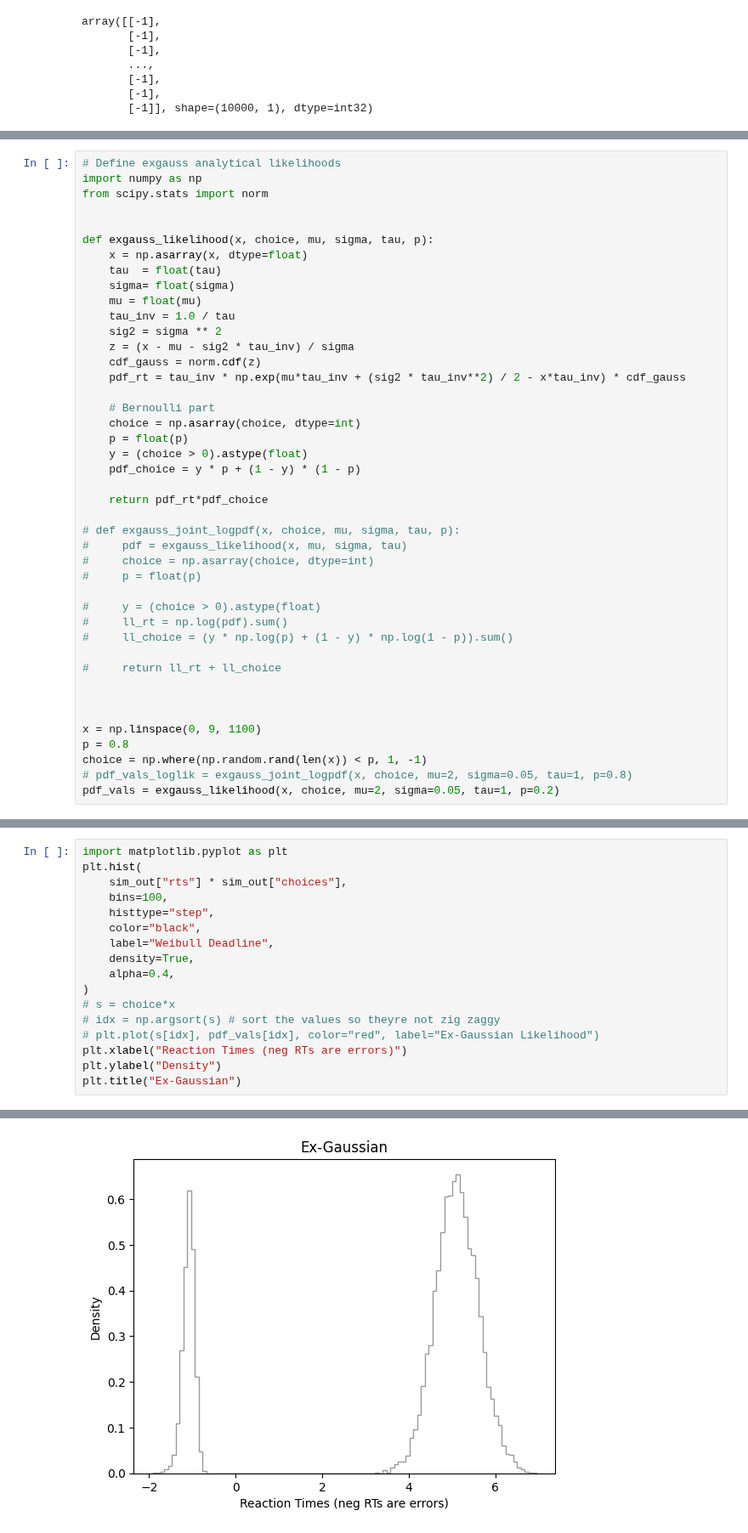
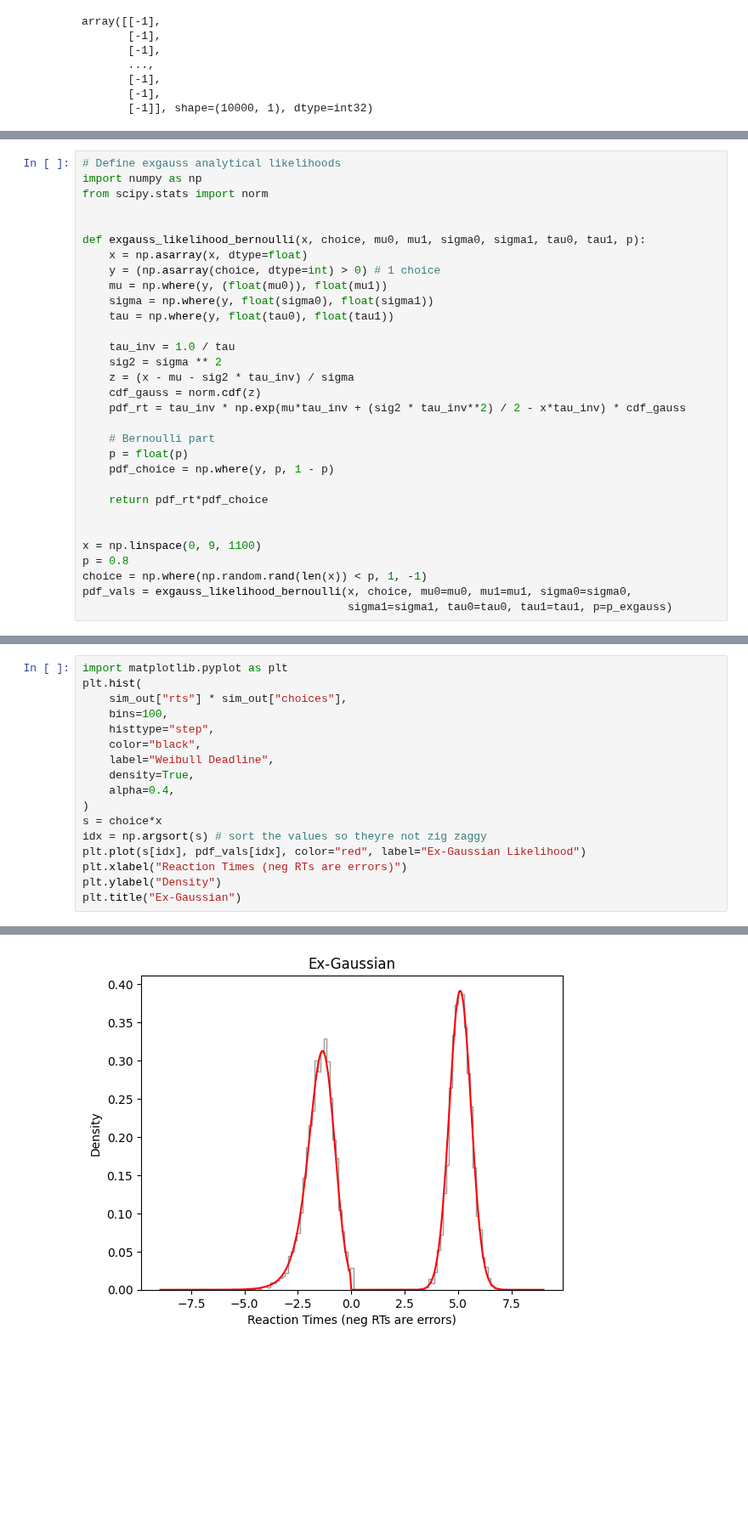
Before and after one commit to lnccbrown/ssm-simulators, a Jupyter notebook: notebooks/test_exgauss_wald.ipynb, the cells around one changed output, grey strips where cells are left out. Shown at 85% size. Cells and saved outputs as stored; diff of their text form; blank space fills up the shorter version.

Commit message:
likelihoods for bernoulli exgauss and shifted wald

```diff
--- a/notebooks/test_exgauss_wald.ipynb
+++ b/notebooks/test_exgauss_wald.ipynb
@@ -131,11 +132,13 @@ import numpy as np
 from scipy.stats import norm
 
 
-def exgauss_likelihood(x, choice, mu, sigma, tau, p):
+def exgauss_likelihood_bernoulli(x, choice, mu0, mu1, sigma0, sigma1, tau0, tau1, p):
     x = np.asarray(x, dtype=float)
-    tau  = float(tau)
-    sigma= float(sigma)
-    mu = float(mu)
+    y = (np.asarray(choice, dtype=int) > 0) # 1 choice
+    mu = np.where(y, (float(mu0)), float(mu1))
+    sigma = np.where(y, float(sigma0), float(sigma1))
+    tau = np.where(y, float(tau0), float(tau1))
+
     tau_inv = 1.0 / tau
     sig2 = sigma ** 2
     z = (x - mu - sig2 * tau_inv) / sigma
@@ -143,28 +146,14 @@ def exgauss_likelihood(x, choice, mu, sigma, tau, p):
     pdf_rt = tau_inv * np.exp(mu*tau_inv + (sig2 * tau_inv**2) / 2 - x*tau_inv) * cdf_gauss
 
     # Bernoulli part
-    choice = np.asarray(choice, dtype=int)
     p = float(p)
-    y = (choice > 0).astype(float)
-    pdf_choice = y * p + (1 - y) * (1 - p)
+    pdf_choice = np.where(y, p, 1 - p)
 
     return pdf_rt*pdf_choice
-
-# def exgauss_joint_logpdf(x, choice, mu, sigma, tau, p):
-#     pdf = exgauss_likelihood(x, mu, sigma, tau)
-#     choice = np.asarray(choice, dtype=int)
-#     p = float(p)
-
-#     y = (choice > 0).astype(float)
-#     ll_rt = np.log(pdf).sum()
-#     ll_choice = (y * np.log(p) + (1 - y) * np.log(1 - p)).sum()
-
-#     return ll_rt + ll_choice
-
 
 
 x = np.linspace(0, 9, 1100)
 p = 0.8
 choice = np.where(np.random.rand(len(x)) < p, 1, -1)
-# pdf_vals_loglik = exgauss_joint_logpdf(x, choice, mu=2, sigma=0.05, tau=1, p=0.8)
-pdf_vals = exgauss_likelihood(x, choice, mu=2, sigma=0.05, tau=1, p=0.2)
+pdf_vals = exgauss_likelihood_bernoulli(x, choice, mu0=mu0, mu1=mu1, sigma0=sigma0,
+                                        sigma1=sigma1, tau0=tau0, tau1=tau1, p=p_exgauss)
@@ -196,23 +186,23 @@ pdf_vals_sw = shifted_wald_likelihood(x_sw, choice_sw, v=2.0, a=2.5, t=0.0, p=0.
 # %%
 import matplotlib.pyplot as plt
 plt.hist(
     sim_out["rts"] * sim_out["choices"],
     bins=100,
     histtype="step",
     color="black",
     label="Weibull Deadline",
     density=True,
     alpha=0.4,
 )
-# s = choice*x
-# idx = np.argsort(s) # sort the values so theyre not zig zaggy
-# plt.plot(s[idx], pdf_vals[idx], color="red", label="Ex-Gaussian Likelihood")
+s = choice*x
+idx = np.argsort(s) # sort the values so theyre not zig zaggy
+plt.plot(s[idx], pdf_vals[idx], color="red", label="Ex-Gaussian Likelihood")
 plt.xlabel("Reaction Times (neg RTs are errors)")
 plt.ylabel("Density")
 plt.title("Ex-Gaussian")
 # %% [output]
 Text(0.5, 1.0, 'Ex-Gaussian')
-[figure, old version]
+[figure, new version]
 # %%
 plt.hist(
     sim_out_race["rts"] * sim_out_race["choices"],
```
Also changed, not shown: parts of 7 cells of this notebook.
